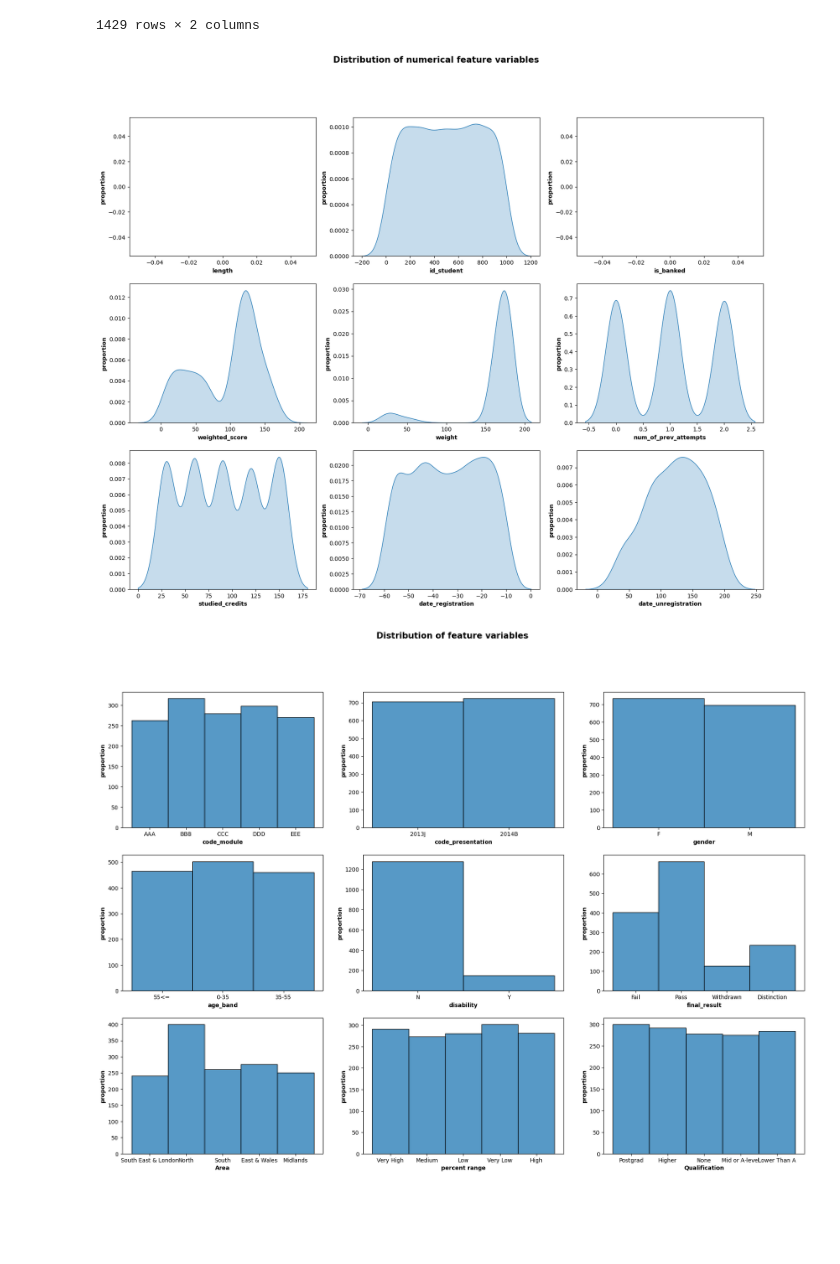
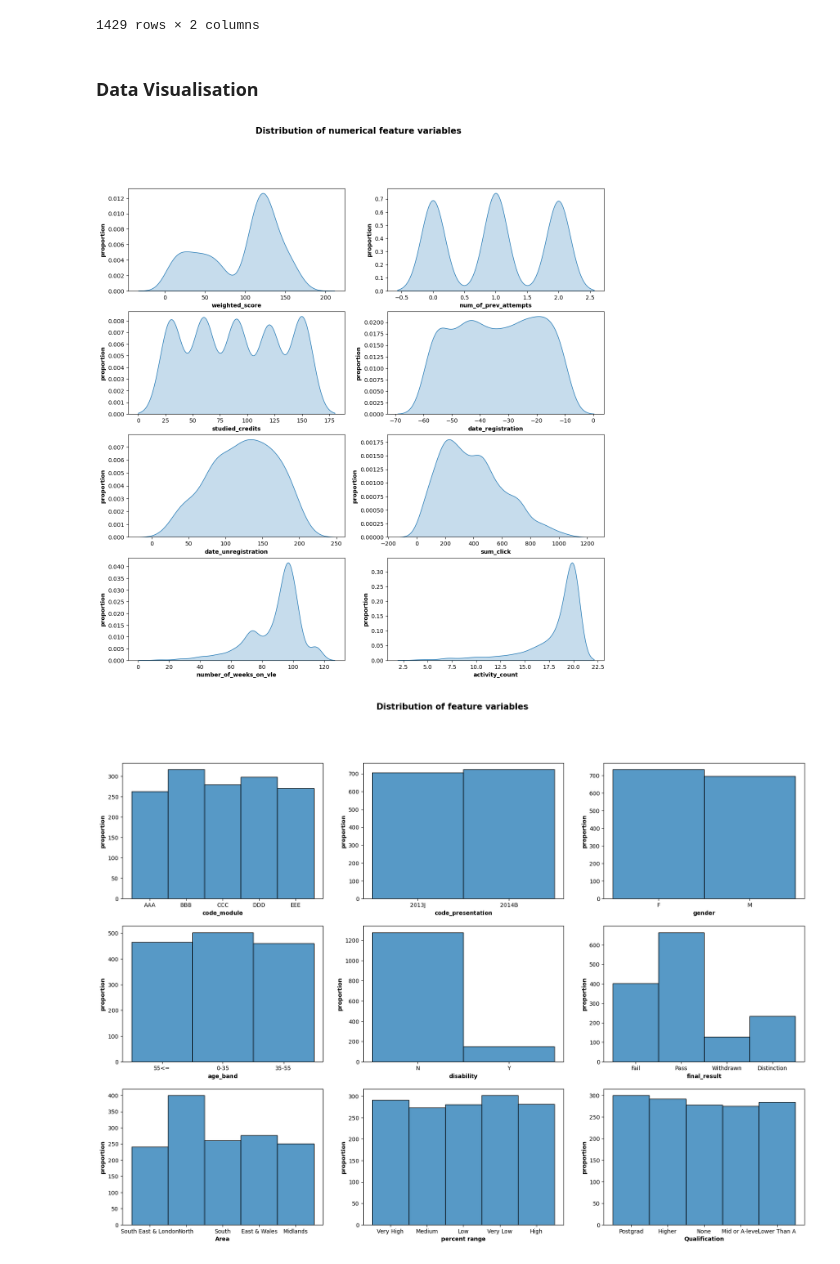
Before and after one commit to AndaniAfrica/data_science_assesment, a Jupyter notebook: assessment_notebook.ipynb, the cells around one changed output. Saved outputs shown, nothing was run; the diff lists cells and outputs as text; code cells hidden in the pictures; blank space fills up the shorter version.

Commit message:
fixed visualizations

```diff
--- a/assessment_notebook.ipynb
+++ b/assessment_notebook.ipynb
@@ -115,5 +127,5 @@ dataframes['vle'].head(20)
 # %%
-df_studentVle = dataframes['studentVle'].groupby(['code_module','code_presentation','id_student'],sort=False)['sum_click'].sum().reset_index()
+df_studentVle = dataframes['studentVle'].groupby(['id_site','code_module','code_presentation','id_student'],sort=False)['sum_click'].sum().reset_index()
 # %%
 df_studentVle
 # %% [output]
@@ -164,0 +189,3 @@ vle_df
+# %%
+vle_df = vle_df.groupby(['code_module','code_presentation','id_student'],sort=False)[['sum_click','number_of_weeks_on_vle','activity_count']].sum().reset_index()
+vle_df
@@ -289,5 +335,5 @@ df_studentVle.head()
 cols = ['code_module', 'code_presentation','length','id_student','is_banked']
 df = df_1.groupby(cols,as_index=False)[['weighted_score','weight']].sum()
 # %%
-# df_1 = df_1.merge(df_studentVle,on = ['code_module','code_presentation','id_student'] ,how = 'left')
-# df_1.head(15)
+df_1 = df_1.merge(vle_df,on = ['code_module','code_presentation','id_student'] ,how = 'left')
+df_1.head(15)
@@ -331,0 +396,2 @@ memory usage: 201.1+ KB
+# %%
+df_1.drop(['length', 'id_student','weight','is_banked'],axis=1, inplace=True)
@@ -492,20 +551,22 @@ def categorize_qualification(qual):
 df_1['Qualification'] = df_1['highest_education'].apply(categorize_qualification)
 # %%
 df_1.drop(['region','imd_band','highest_education'], axis=1, inplace=True)
+# %% [markdown]
+### **Data Visualisation**
 # %%
 df_categorical = df_1.select_dtypes(include=object)
 df_numerical = df_1.select_dtypes(exclude=object)
 # %%
-features_array = np.array(df_numerical.columns, dtype='object').reshape(3,3)
-fig, ax  =  plt.subplots(3,3,sharey=False,figsize=(20,15))
+features_array = np.array(df_numerical.columns, dtype='object').reshape(4,2)
+fig, ax  =  plt.subplots(4,2,sharey=False,figsize=(15,15))
 for i, col in np.ndenumerate(features_array):
     sns.kdeplot(x =col, data = df_numerical, fill=True, ax = ax[i[0],i[1]])
     ax[i[0],i[1]].set_xlabel(col, fontweight="bold")
     ax[i[0],i[1]].set_ylabel("proportion", fontweight="bold")
 plt.suptitle("Distribution of numerical feature variables", fontweight="bold", size=(15))
 plt.show()
 # %% [output]
-[figure, old version]
+[figure, new version]
 # %%
 features_array_cat = np.array(df_categorical.columns, dtype='object').reshape(3,3)
 fig, ax  =  plt.subplots(3,3,sharey=False,figsize=(22,15))
```
Also changed, not shown: parts of 26 cells of this notebook.
